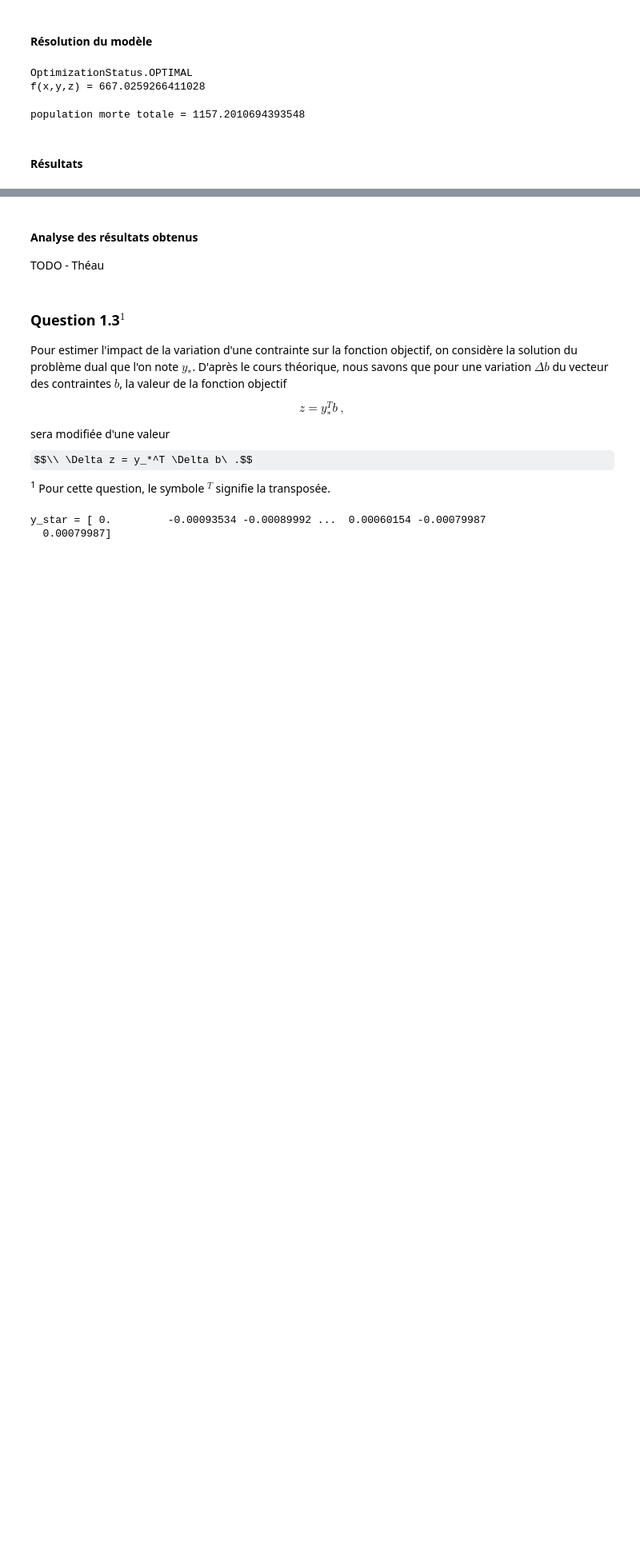
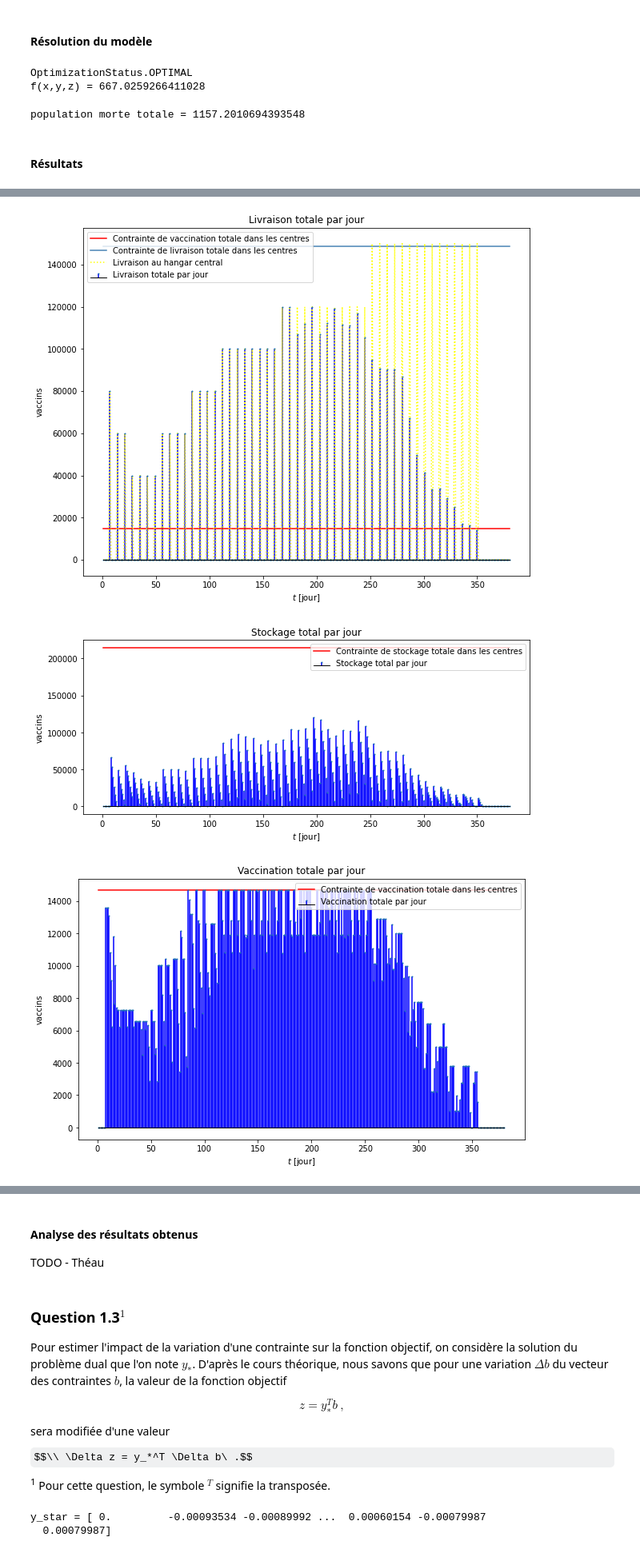
Before and after one commit to EliottVND/LINMA1702, a Jupyter notebook: rapport_notebook.ipynb, the cells around one changed output, grey strips where cells are left out. Shown at 80% size. Saved outputs shown, nothing was run; the diff lists cells and outputs as text; code cells hidden in the pictures; some formulas as TeX source; blank space fills up the shorter version.

```diff
--- a/rapport_notebook.ipynb
+++ b/rapport_notebook.ipynb
@@ -660,0 +674,37 @@ plot_data(days_2, pop_morte, "Population morte par jour", i+2*n+m+1)
+# %%
+bilan_livraisons   = [sum(livraisons[j][t] for j in range(n)) for t in days_2-1]
+bilan_stockage     = [sum(stockage[j][t] for j in range(n)) for t in days_2-1]
+bilan_vaccinations = [sum(y[t][j][i].x for j in range(n) for i in range(m)) for t in days_2-1]
+population_vaccinable = [sum(v_s[t][j][i].x for j in range(n) for i in range(m)) for t in days_2-1]
+
+def plot_bilan(t, data, title, *constr, constr_name=[], linestyle=[], label_loc=None, figsize=(10,4)):
+    plt.figure(figsize=figsize)
+    plt.title(title)
+    for i in range(len(constr_name)):
+        plt.plot(t, constr[i], colors[i % len(colors)], linestyle=linestyle[i], label=constr_name[i])
+
+    markerline, stemlines, baseline = plt.stem(t, data, "b", label=title)
+    plt.xlabel("$t$ [jour]", fontsize=10)
+    plt.ylabel("vaccins", fontsize=10)
+    baseline.set_color('k')
+    baseline.set_linewidth(1)
+    markerline.set_markersize(1)
+    plt.legend(loc=label_loc)
+    plt.show()
+
+plot_bilan(days_2, bilan_livraisons, "Livraison totale par jour",
+           np.ones_like(days_2)*sum(b_v), np.ones_like(days_2)*sum(b_l), b_c,
+           linestyle=['solid', 'solid', 'dotted'],
+           constr_name=["Contrainte de vaccination totale dans les centres", "Contrainte de livraison totale dans les centres", "Livraison au hangar central"],
+           label_loc='upper left', figsize=(10,8))
+
+plot_bilan(days_2, bilan_stockage, "Stockage total par jour", np.ones_like(days_2)*sum(b_s),
+           linestyle=['solid'], constr_name=["Contrainte de stockage totale dans les centres"], label_loc='upper right')
+
+plot_bilan(days_2, bilan_vaccinations, "Vaccination totale par jour", np.ones_like(days_2)*sum(b_v)
+           , linestyle=['solid'], constr_name=["Contrainte de vaccination totale dans les centres"],
+           label_loc='upper right', figsize=(10,6))
+# %% [output]
+[figure, added]
+[figure, added]
+[figure, added]
```
Also changed, not shown: parts of 23 cells of this notebook.
